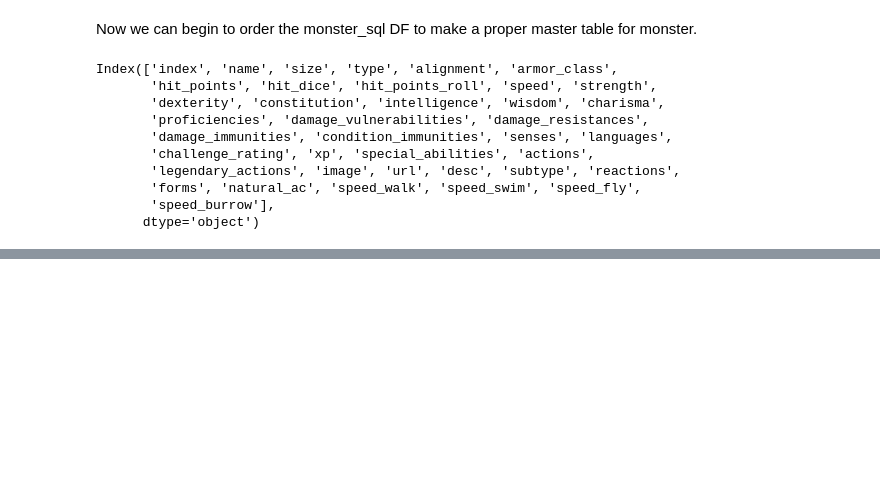
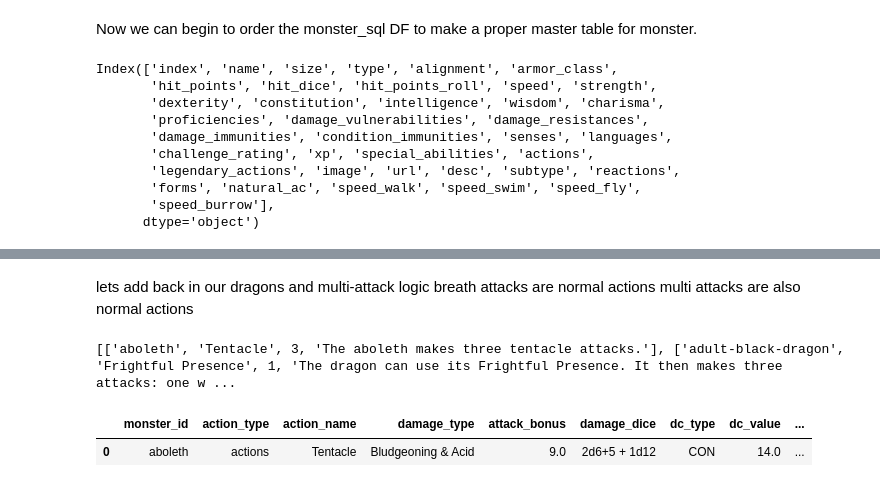
Before and after one commit to Sir-Roe/5e_Companion, a Jupyter notebook: Explore DND5e.ipynb, the cells around one changed output, grey strips where cells are left out. Cells and saved outputs as stored; diff of their text form; code cells hidden in the pictures; blank space fills up the shorter version.

```diff
--- a/Explore DND5e.ipynb
+++ b/Explore DND5e.ipynb
@@ -177,0 +658,26 @@ with open(csv_file_path, 'r') as csv_file:
+# %% [markdown]
+lets add back in our dragons and multi-attack logic
+breath attacks are normal actions
+multi attacks are also normal actions
+# %%
+multi=[]
+
+for cols in range(1,4):
+    for imm in df_mon_action.values:
+            #all dictionaries are in a list if not NAN
+            if type(imm[cols])==list:
+                #iterate through listed dictionary
+                for i in imm[cols]:
+                    if (i['name']=='Multiattack' and i['name']!='Breath Weapons') :
+                        # try block to iterate through the dictionary and parse the data
+                        for k in i['actions']:
+                            multi.append([imm[0],k['action_name'],k['count'],i['desc']])
+
+print(multi)
+# %% [output]
+[['aboleth', 'Tentacle', 3, 'The aboleth makes three tentacle attacks.'], ['adult-black-dragon', 'Frightful Presence', 1, 'The dragon can use its Frightful Presence. It then makes three attacks: one w ...
+# %%
+df_actions.loc[(df_actions['monster_id'] == 'aboleth') & (df_actions['action_name'] == 'Tentacle')]
+# %% [output]
+|  | monster_id | action_type | action_name | damage_type | attack_bonus | damage_dice | dc_type | dc_value | ... |
+| 0 | aboleth | actions | Tentacle | Bludgeoning & Acid | 9.0 | 2d6+5 + 1d12 | CON | 14.0 | ... |
```
Also changed, not shown: parts of 21 cells of this notebook, 7 other files.
